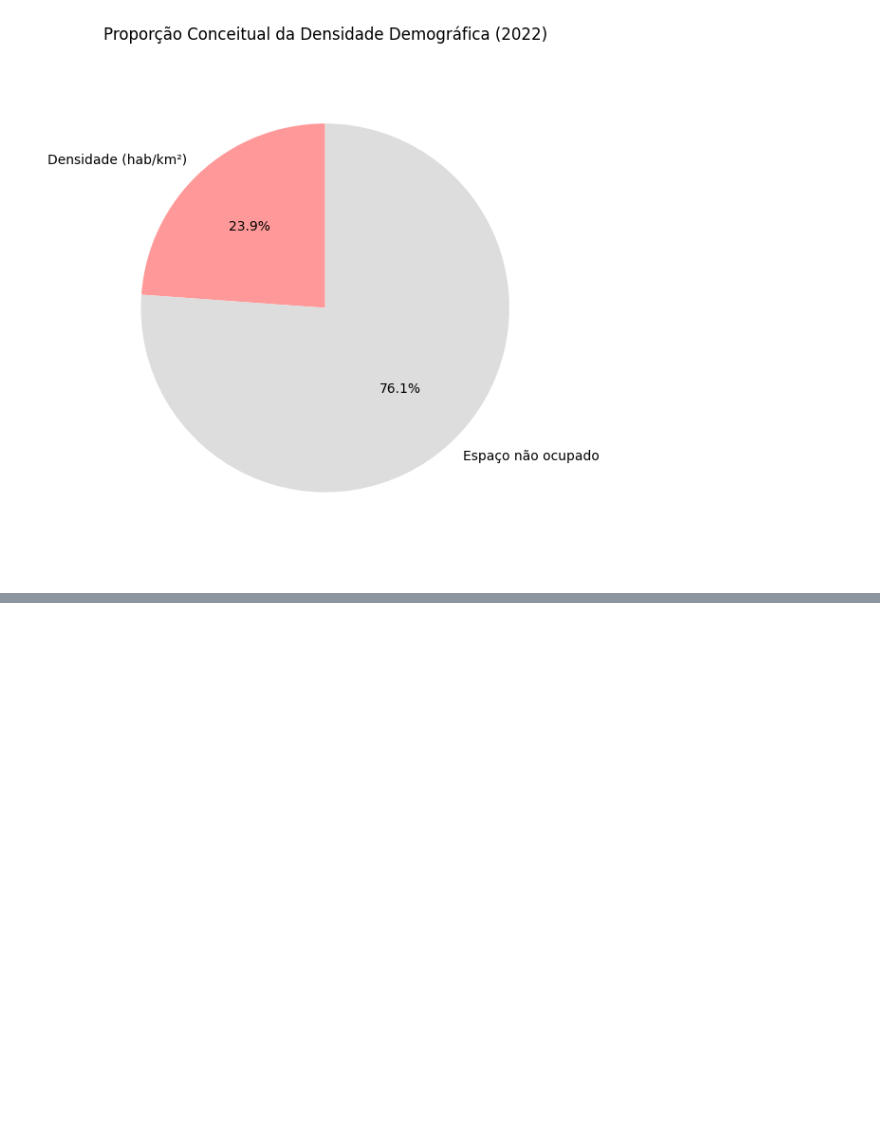
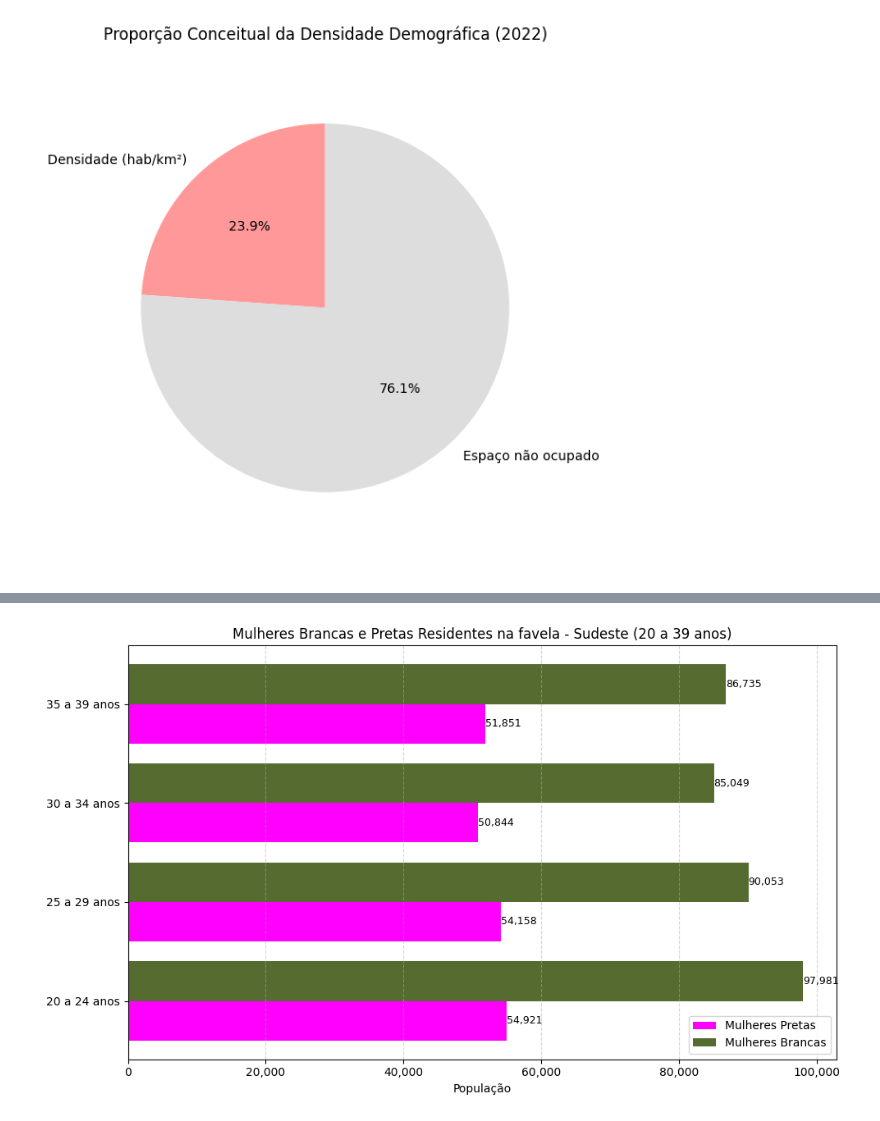
Before and after one commit to brunoricardodados/estudo-censo-2022, a Jupyter notebook: estudo_censo2022.ipynb, the cells around one changed output, grey strips where cells are left out. Saved outputs shown, nothing was run; the diff lists cells and outputs as text; code cells hidden in the pictures; blank space fills up the shorter version.

```diff
--- a/estudo_censo2022.ipynb
+++ b/estudo_censo2022.ipynb
@@ -648,0 +847,50 @@ plt.show()
+# %%
+import matplotlib.pyplot as plt
+import numpy as np
+import warnings
+
+# Silenciar avisos
+warnings.simplefilter(action='ignore', category=pd.errors.SettingWithCopyWarning)
+
+# Faixas etárias desejadas
+faixas = ['20 a 24 anos', '25 a 29 anos', '30 a 34 anos', '35 a 39 anos']
+
+# Filtrar dados
+df_filt = df[(df['Regiao'] == 'Sudeste') & (df['Pirêmide Etária'].isin(faixas))]
+
+# Converter colunas
+df_filt['Mulheres.1'] = pd.to_numeric(df_filt['Mulheres.1'], errors='coerce')  # Branca
+df_filt['Mulheres.2'] = pd.to_numeric(df_filt['Mulheres.2'], errors='coerce')  # Preta
+
+# Dados
+etarias = df_filt['Pirêmide Etária']
+brancas = df_filt['Mulheres.1']
+pretas = df_filt['Mulheres.2']
+x = np.arange(len(etarias))
+largura = 0.4
+
+# Gráfico horizontal
+plt.figure(figsize=(10, 6))
+bars1 = plt.barh(x - largura/2, pretas, height=largura, color='#FF00FF', label='Mulheres Pretas')
+bars2 = plt.barh(x + largura/2, brancas, height=largura, color='#556B2F', label='Mulheres Brancas')
+
+# Rótulos numéricos
+for bar in bars1:
+    plt.text(bar.get_width(), bar.get_y() + bar.get_height()/2,
+             f'{int(bar.get_width()):,}', va='center', ha='left', fontsize=9)
+for bar in bars2:
+    plt.text(bar.get_width(), bar.get_y() + bar.get_height()/2,
+             f'{int(bar.get_width()):,}', va='center', ha='left', fontsize=9)
+
+# Estética
+plt.yticks(x, etarias)
+plt.xlabel('População')
+plt.title('Mulheres Brancas e Pretas Residentes na favela - Sudeste (20 a 39 anos)')
+plt.legend()
+plt.grid(axis='x', linestyle='--', alpha=0.5)
+plt.tight_layout()
+plt.gca().get_xaxis().set_major_formatter(plt.FuncFormatter(lambda x, _: f'{int(x):,}'))
+
+plt.show()
+# %% [output]
+[figure, added]
```
Also changed, not shown: parts of 14 cells of this notebook.
